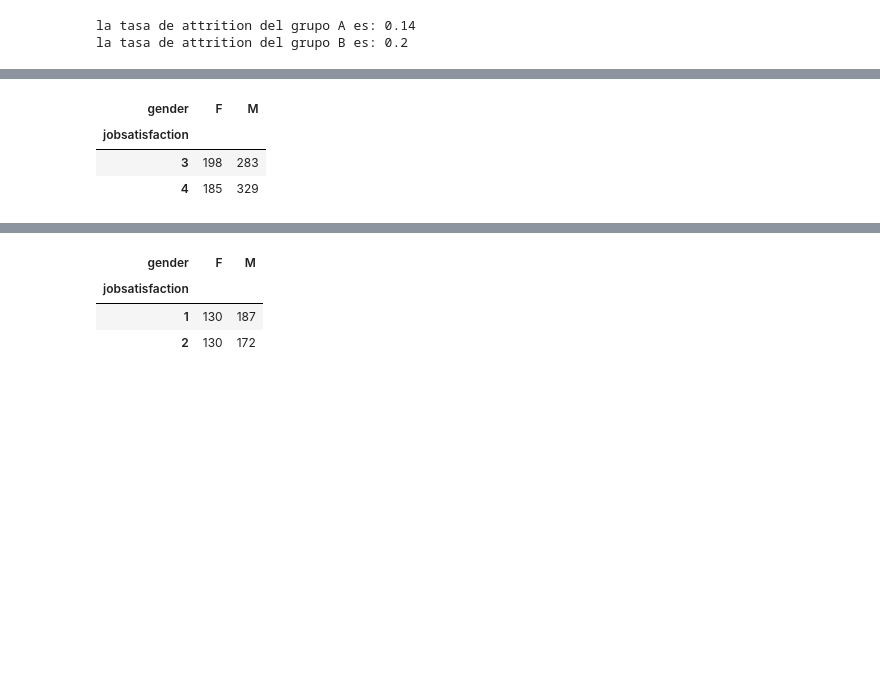
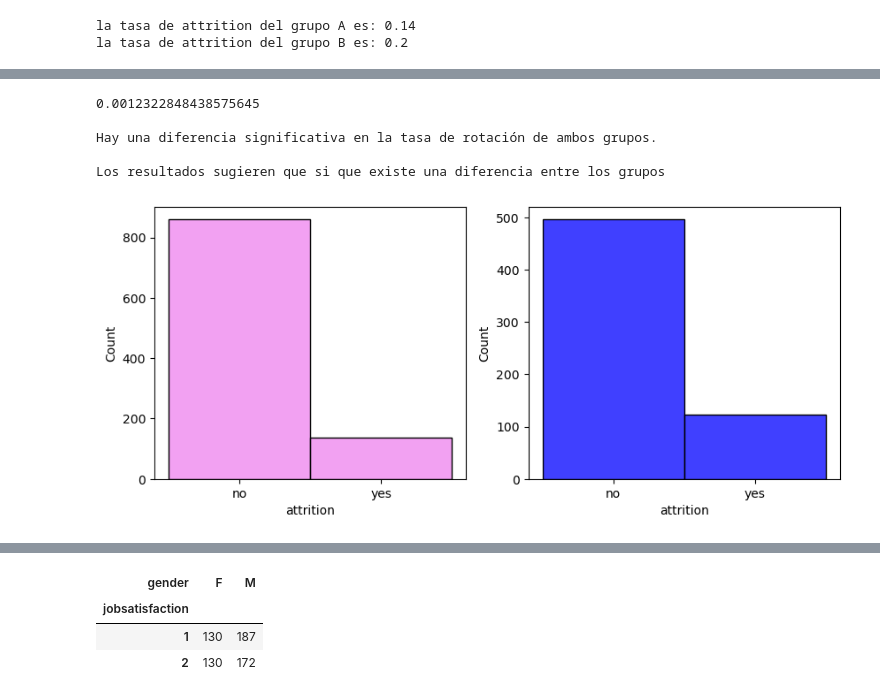
Before and after one commit to ArianaPapantonio/Final_project_module_3, a Jupyter notebook: AB_testing.ipynb, the cells around one changed output, grey strips where cells are left out. Saved outputs shown, nothing was run; the diff lists cells and outputs as text; code cells hidden in the pictures; blank space fills up the shorter version.

Commit message:
Pruebas AB testing

```diff
--- a/AB_testing.ipynb
+++ b/AB_testing.ipynb
@@ -267,9 +170,28 @@ sns.barplot(x = "joblevel", y="salary", data=df, ci=None); ##
-# %%
-#GENERO VS SATISFACCION
-
-pd.crosstab(grupo_a['jobsatisfaction'], grupo_a['gender'])
-# %% [output]
-| gender | F | M |
-| jobsatisfaction |  |  |
-| 3 | 198 | 283 |
-| 4 | 185 | 329 |
+# %%
+# Crear tabla de contingencia con los valores absolutos
+contingency_table = [
+    [abandono_a, no_abandono_a],  # Grupo A: Abandonaron, No Abandonaron
+    [abandono_b, no_abandono_b]   # Grupo B: Abandonaron, No Abandonaron
+]
+
+# Realizar la prueba de proporciones
+chi2, p_value, _, _ = chi2_contingency(contingency_table)
+print(p_value)
+
+# Imprimir el resultado de la prueba
+alpha = 0.05
+if p_value < alpha:
+    print("")
+    print("Hay una diferencia significativa en la tasa de rotación de ambos grupos.")
+    print("")
+    print("""Los resultados sugieren que si que existe una diferencia entre los grupos
+          """)
+else:
+    print("No hay evidencia de una diferencia significativa en la tasa de rotación de ambos grupos.")
+    print("Los resultados sugieren que no existe evidencia estadística para afirmar que las medias de las muestras son distintas")
+# %% [output]
+0.0012322848438575645
+
+Hay una diferencia significativa en la tasa de rotación de ambos grupos.
+
+Los resultados sugieren que si que existe una diferencia entre los grupos
@@ -275,0 +200,8 @@ pd.crosstab(grupo_a['jobsatisfaction'], grupo_a['gender'])
+# %%
+fig, axes = plt.subplots(nrows = 1, ncols = 2, figsize = (10, 4))
+
+sns.histplot(x = "attrition", data = grupo_a, color = "violet", ax = axes[0]); #subplot para meter grupo a
+
+sns.histplot(x = "attrition", data = grupo_b, color = "blue", ax = axes[1]); #subplot para meter grupo b
+# %% [output]
+[figure, added]
```
Also changed, not shown: parts of 61 cells of this notebook.
